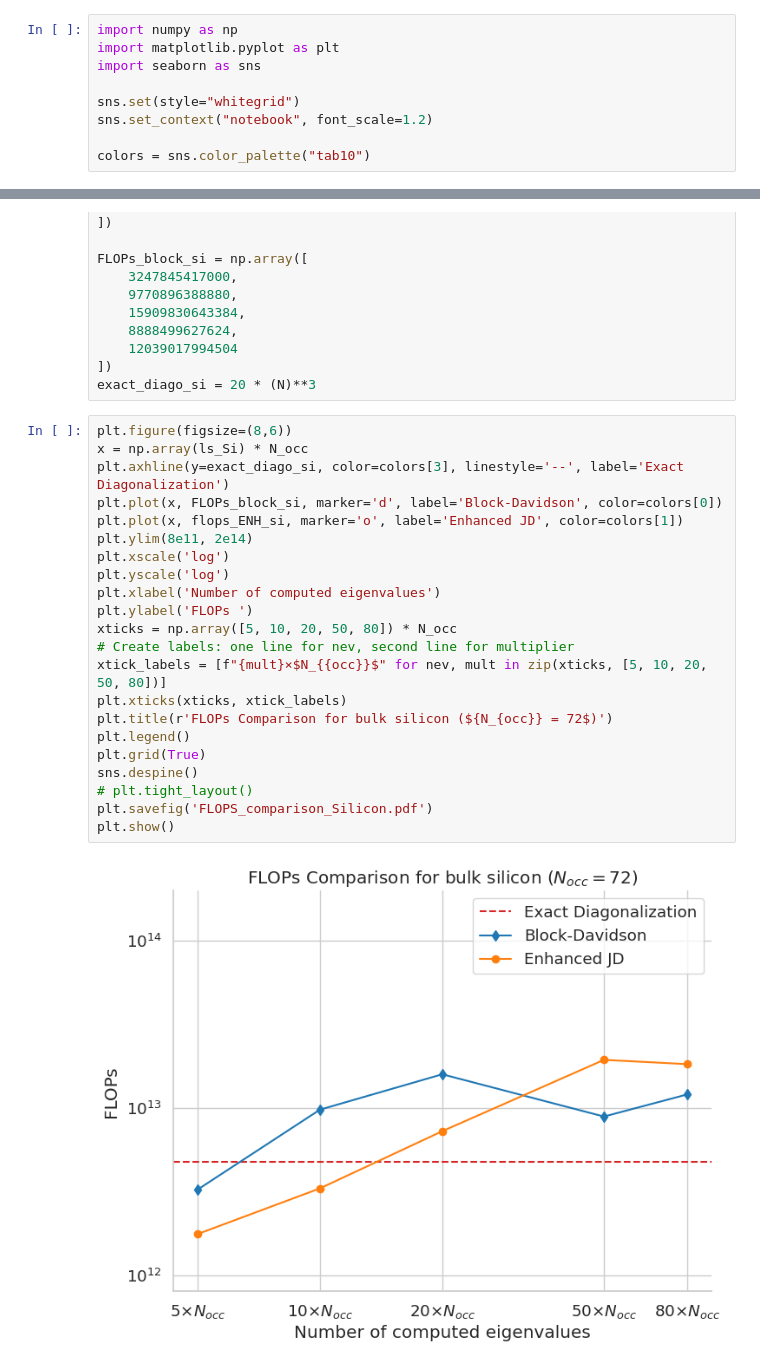
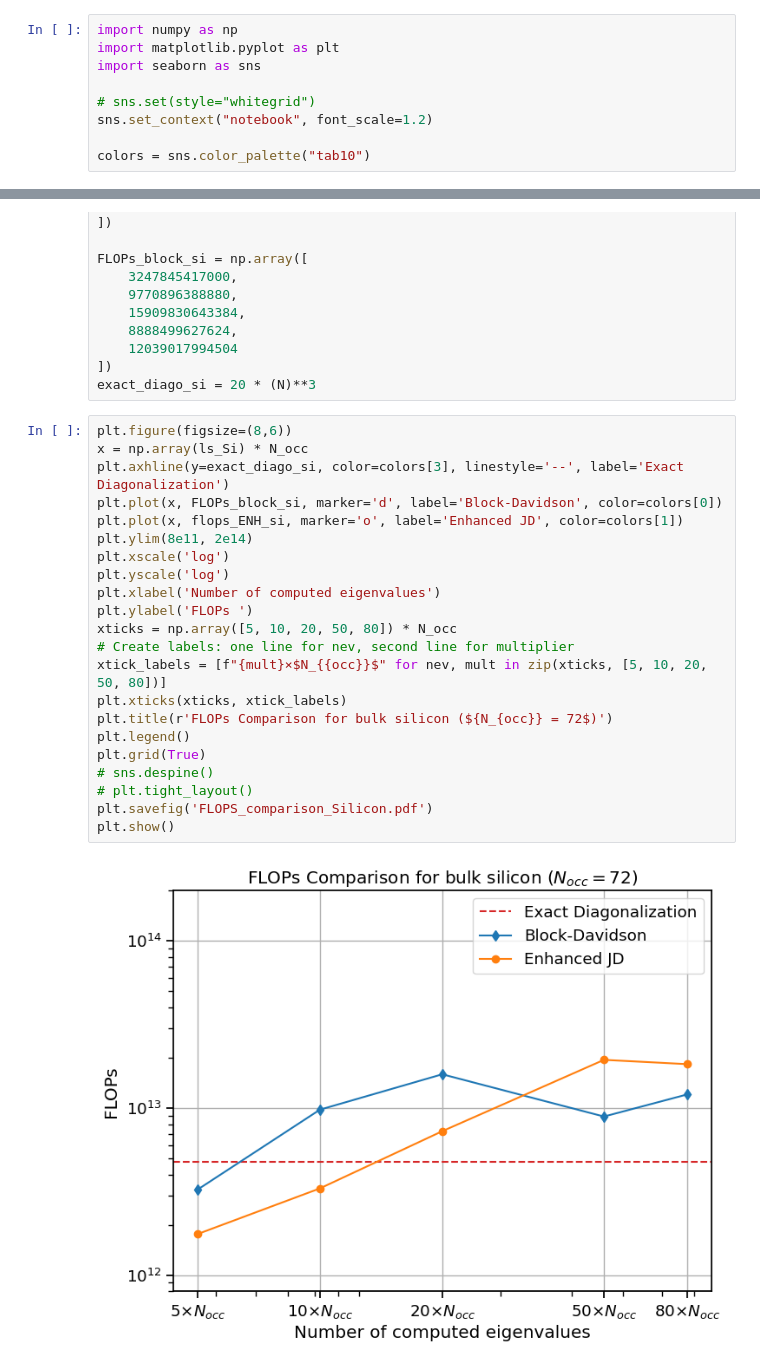
Before and after one commit to framere/MA_figures_official, a Jupyter notebook: Plots_results_FLOPs/results_tests.ipynb, the cells around one changed output, grey strips where cells are left out. Saved outputs shown, nothing was run; the diff lists cells and outputs as text.

```diff
--- a/Plots_results_FLOPs/results_tests.ipynb
+++ b/Plots_results_FLOPs/results_tests.ipynb
@@ -3,7 +3,7 @@ import numpy as np
 import matplotlib.pyplot as plt
 import seaborn as sns
 
-sns.set(style="whitegrid")
+# sns.set(style="whitegrid")
 sns.set_context("notebook", font_scale=1.2)
 
 colors = sns.color_palette("tab10")
@@ -124,24 +124,24 @@ exact_diago_si = 20 * (N)**3
 # %%
 plt.figure(figsize=(8,6))
 x = np.array(ls_Si) * N_occ
 plt.axhline(y=exact_diago_si, color=colors[3], linestyle='--', label='Exact Diagonalization')
 plt.plot(x, FLOPs_block_si, marker='d', label='Block-Davidson', color=colors[0])
 plt.plot(x, flops_ENH_si, marker='o', label='Enhanced JD', color=colors[1])
 plt.ylim(8e11, 2e14)
 plt.xscale('log')
 plt.yscale('log')
 plt.xlabel('Number of computed eigenvalues')
 plt.ylabel('FLOPs ')
 xticks = np.array([5, 10, 20, 50, 80]) * N_occ
 # Create labels: one line for nev, second line for multiplier
 xtick_labels = [f"{mult}×$N_{{occ}}$" for nev, mult in zip(xticks, [5, 10, 20, 50, 80])]
 plt.xticks(xticks, xtick_labels)
 plt.title(r'FLOPs Comparison for bulk silicon (${N_{occ}} = 72$)')
 plt.legend()
 plt.grid(True)
-sns.despine()
+# sns.despine()
 # plt.tight_layout()
 plt.savefig('FLOPS_comparison_Silicon.pdf')
 plt.show()
 # %% [output]
-[figure, old version]
+[figure, new version]
```
Also changed, not shown: parts of 2 cells of this notebook, 4 other files.
